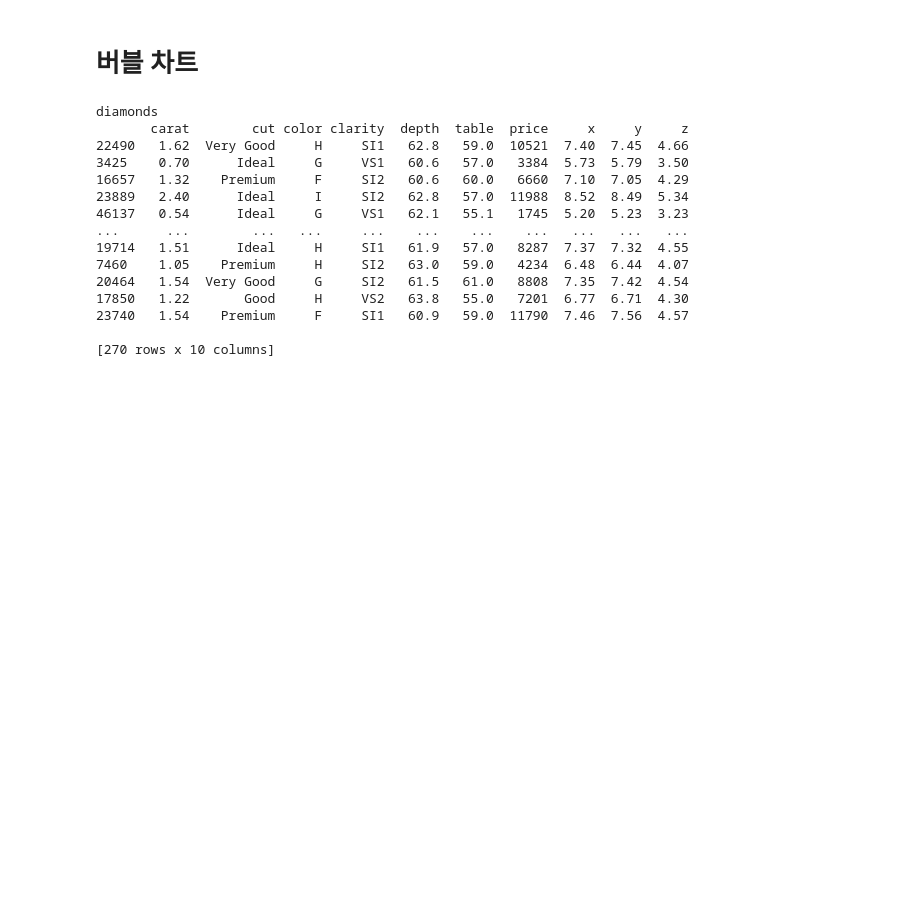
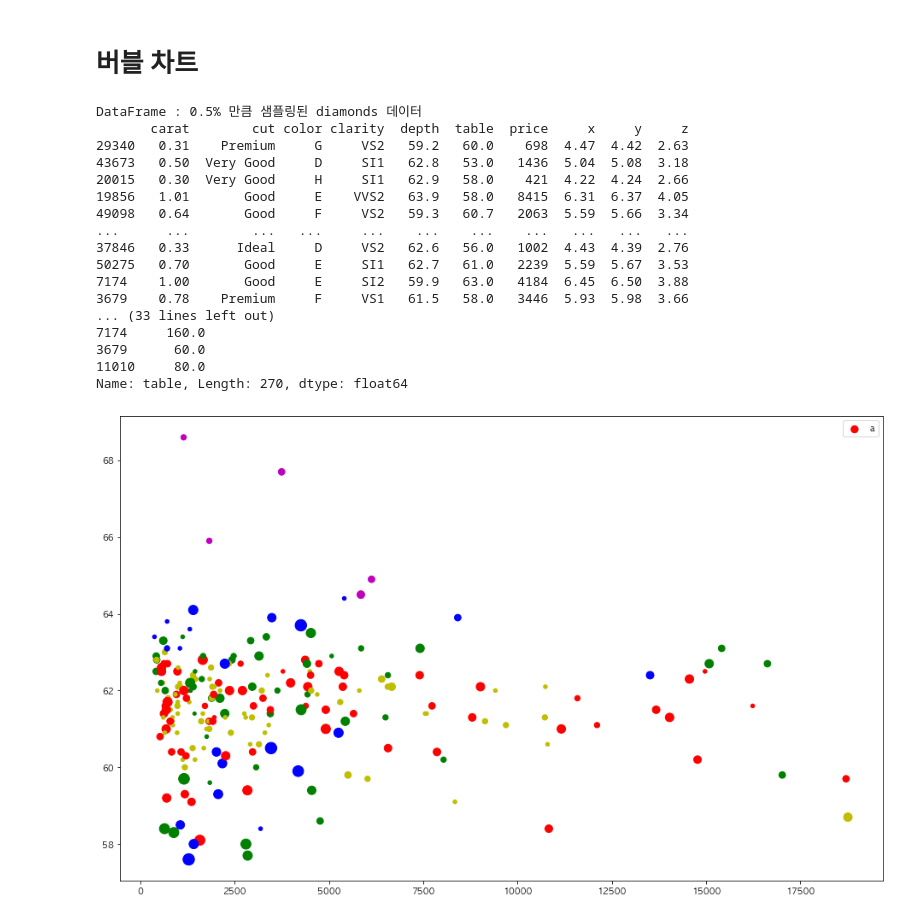
Before and after one commit to jhkim31/Data_Visualization, a Jupyter notebook: Chap3 pandas,matplotlib.ipynb, the cells around one changed output. Drawn from its saved outputs; the diff is of its cells as text; code cells hidden in the pictures; blank space fills up the shorter version.

```diff
--- a/Chap3 pandas,matplotlib.ipynb
+++ b/Chap3 pandas,matplotlib.ipynb
@@ -417,23 +420,62 @@ Name: drv, Length: 234, dtype: bool
 # %%
 diamonds = pd.read_csv('./data/ggplot/diamonds.csv')
 diamonds = diamonds.sample(frac = 5e-3)
 
-print("\033[31mdiamonds\033[0m")
+print("\033[31mDataFrame : 0.5% 만큼 샘플링된 diamonds 데이터\033[0m")
 print(diamonds)
 print()
+
+
+xdata = diamonds.price
+ydata = diamonds.depth
+table = diamonds.table  #원의 크기
+
+cut_list = diamonds.cut.unique()
+clist = ['r', 'g', 'b', 'y', 'm']
+print("\033[31mcut list\033[0m")
+print(cut_list)
+print()
+
+cut_dict = {cut_list[i]:clist[i] for i in range(len(cut_list))}
+print("\033[31mcut_dict \033[0m")
+print(cut_dict)
+print()
+
+def reduce_cut(cut):
+    return cut_dict[cut]
+diamonds['newcut'] = diamonds.cut.apply(reduce_cut)
+newcut = diamonds.newcut
+newtable = diamonds.table.apply(lambda x : (x - 55) * 20)
+
+print("\033[31mnewcut\033[0m")
+print(newcut)
+print()
+
+print("\033[31mnewtable\033[0m")
+print(newtable)
+print()
+
+fig = plt.figure(figsize=(16,10))
+ax1 = fig.add_subplot(111)
+ax1.scatter(x = xdata, y = ydata, s = newtable, c = newcut)
+ax1.legend()
+plt.show()
 # %% [output]
-diamonds
+DataFrame : 0.5% 만큼 샘플링된 diamonds 데이터
        carat        cut color clarity  depth  table  price     x     y     z
-22490   1.62  Very Good     H     SI1   62.8   59.0  10521  7.40  7.45  4.66
-3425    0.70      Ideal     G     VS1   60.6   57.0   3384  5.73  5.79  3.50
-16657   1.32    Premium     F     SI2   60.6   60.0   6660  7.10  7.05  4.29
-23889   2.40      Ideal     I     SI2   62.8   57.0  11988  8.52  8.49  5.34
-46137   0.54      Ideal     G     VS1   62.1   55.1   1745  5.20  5.23  3.23
+29340   0.31    Premium     G     VS2   59.2   60.0    698  4.47  4.42  2.63
+43673   0.50  Very Good     D     SI1   62.8   53.0   1436  5.04  5.08  3.18
+20015   0.30  Very Good     H     SI1   62.9   58.0    421  4.22  4.24  2.66
+19856   1.01       Good     E    VVS2   63.9   58.0   8415  6.31  6.37  4.05
+49098   0.64       Good     F     VS2   59.3   60.7   2063  5.59  5.66  3.34
 ...      ...        ...   ...     ...    ...    ...    ...   ...   ...   ...
-19714   1.51      Ideal     H     SI1   61.9   57.0   8287  7.37  7.32  4.55
-7460    1.05    Premium     H     SI2   63.0   59.0   4234  6.48  6.44  4.07
-20464   1.54  Very Good     G     SI2   61.5   61.0   8808  7.35  7.42  4.54
-17850   1.22       Good     H     VS2   63.8   55.0   7201  6.77  6.71  4.30
-23740   1.54    Premium     F     SI1   60.9   59.0  11790  7.46  7.56  4.57
-
-[270 rows x 10 columns]
+37846   0.33      Ideal     D     VS2   62.6   56.0   1002  4.43  4.39  2.76
+50275   0.70       Good     E     SI1   62.7   61.0   2239  5.59  5.67  3.53
+7174    1.00       Good     E     SI2   59.9   63.0   4184  6.45  6.50  3.88
+3679    0.78    Premium     F     VS1   61.5   58.0   3446  5.93  5.98  3.66
+... (33 lines left out)
+7174     160.0
+3679      60.0
+11010     80.0
+Name: table, Length: 270, dtype: float64
+[figure, added]
```
Also changed, not shown: parts of 35 cells of this notebook, 53 other files.
